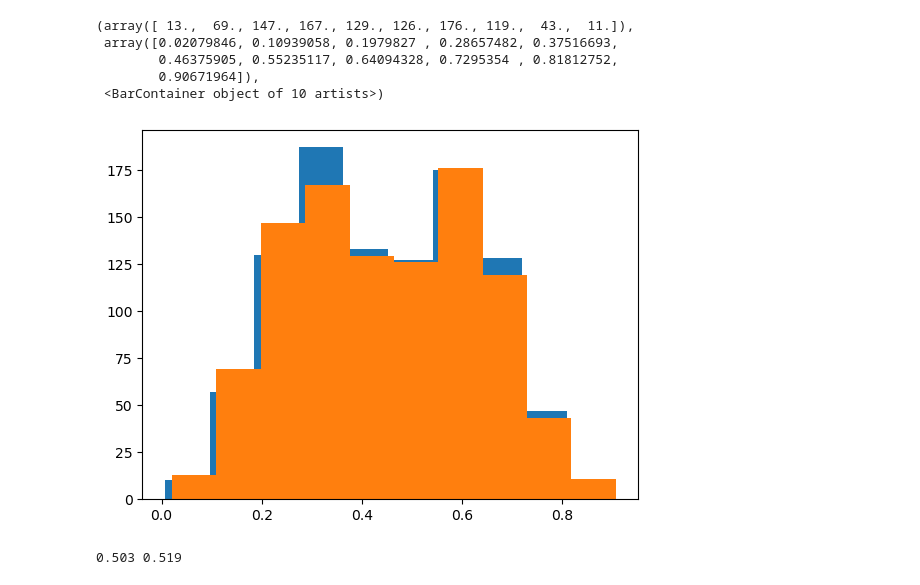
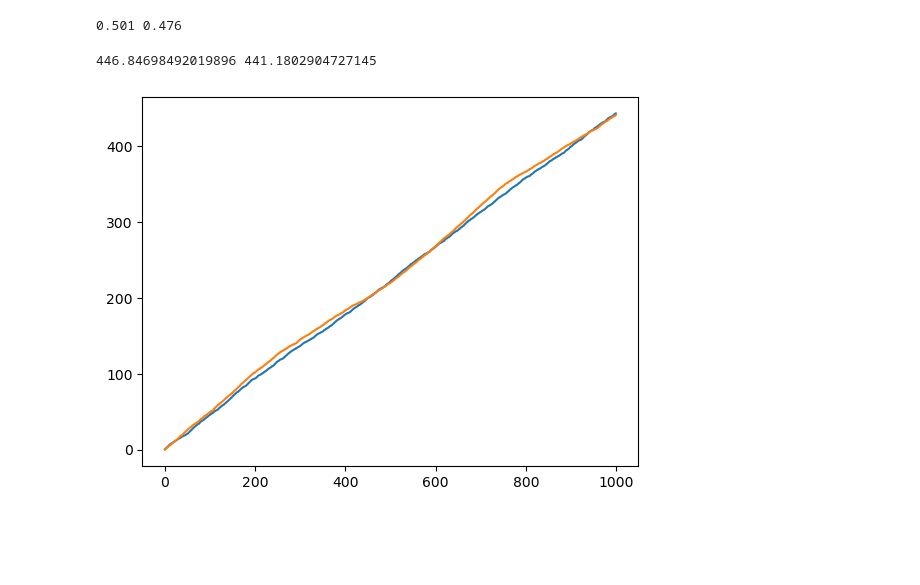
Before and after one commit to marek1n/rl-sim, a Jupyter notebook: RLsim.ipynb, the cells around one changed output. Saved outputs shown, nothing was run; the diff lists cells and outputs as text; code cells hidden in the pictures; blank space fills up the shorter version.

```diff
--- a/RLsim.ipynb
+++ b/RLsim.ipynb
@@ -41,0 +67,6 @@ plt.plot(agentQ1.Q_vals)
+# %%
+sns.set_style('whitegrid')
+sns.kdeplot(agentEWA1.payoffs)
+sns.kdeplot(agentEWA2.payoffs)
+sns.kdeplot(agentQ1.payoffs)
+sns.kdeplot(agentQg.payoffs)
@@ -42,15 +76,13 @@ plt.plot(agentQ1.Q_vals)
+# %%
+print(np.mean(agentEWA1.correct), np.mean(agentQ1.correct) )
+# %% [output]
+0.501 0.476
 # %%
-# plt.hist(agentEWA1.payoffs)
-plt.hist(agentEWA2.payoffs)
-plt.hist(agentQ1.payoffs)
+# plt.plot(np.cumsum(agentEWA1.payoffs))
+plt.plot(np.cumsum(agentEWA2.payoffs))
+plt.plot(np.cumsum(agentQ1.payoffs))
+
+print(np.sum(agentEWA1.payoffs),np.sum(agentQ1.payoffs))
 # %% [output]
-(array([ 13.,  69., 147., 167., 129., 126., 176., 119.,  43.,  11.]),
- array([0.02079846, 0.10939058, 0.1979827 , 0.28657482, 0.37516693,
-        0.46375905, 0.55235117, 0.64094328, 0.7295354 , 0.81812752,
-        0.90671964]),
- <BarContainer object of 10 artists>)
+446.84698492019896 441.1802904727145
-[figure, old version]
+[figure, new version]
-# %%
-print(np.mean(agentEWA2.correct), np.mean(agentQ1.correct) )
-# %% [output]
-0.503 0.519
```
Also changed, not shown: parts of 9 cells of this notebook, 2 other files.
